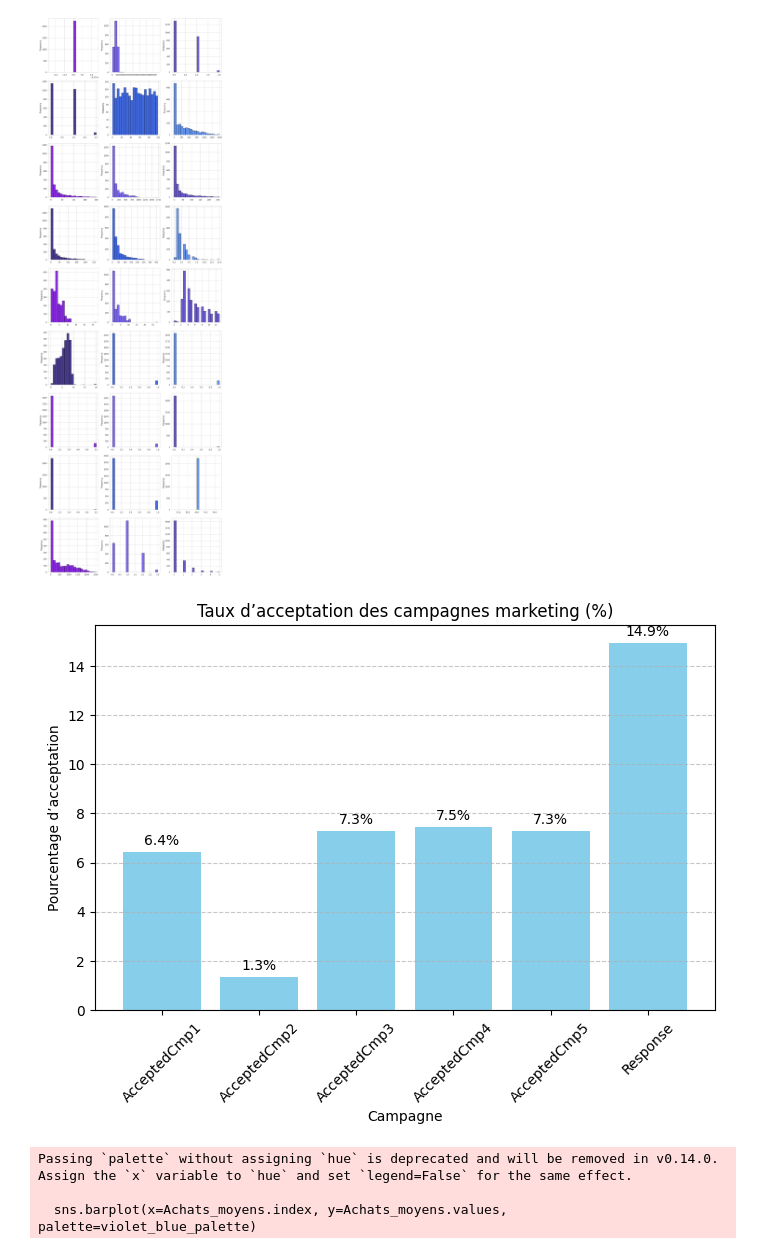
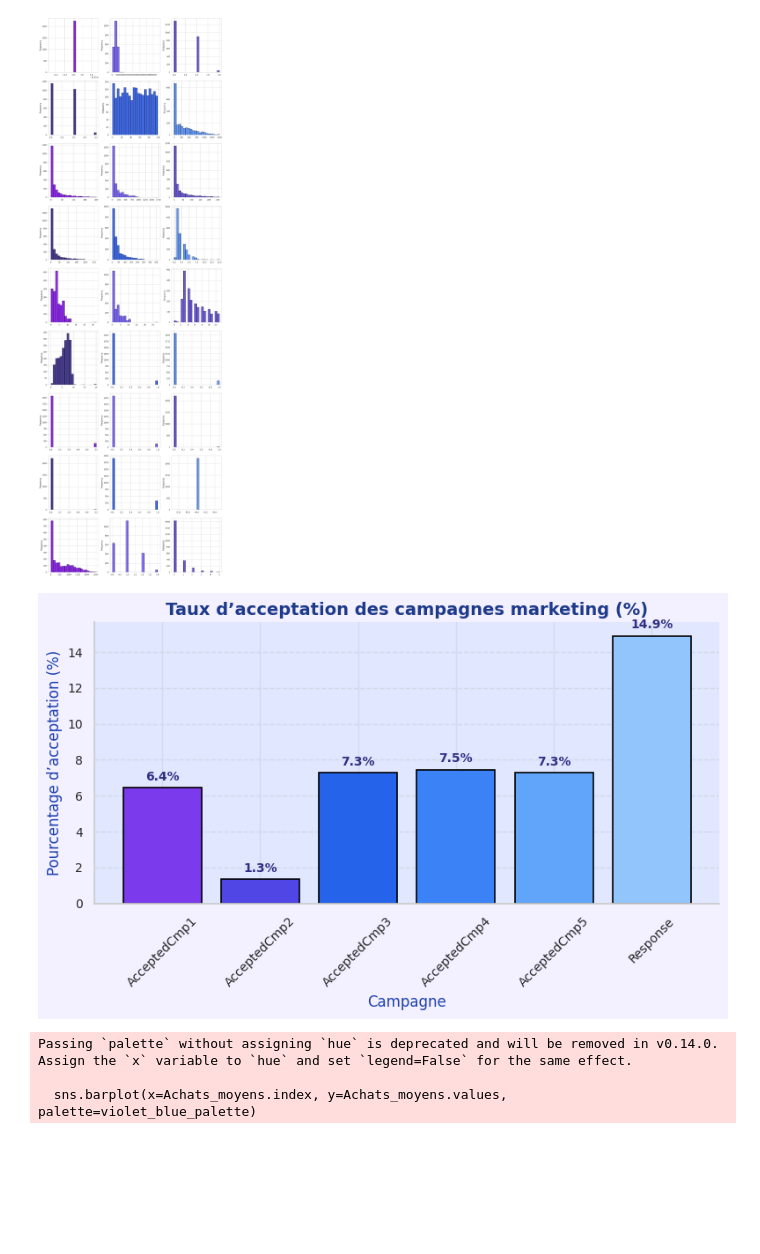
Before and after one commit to YasmineGheddab/Rush4-MSc1, a Jupyter notebook: Sel_rush4_.ipynb, the cells around one changed output. Cells and saved outputs as stored; diff of their text form; code cells hidden in the pictures; blank space fills up the shorter version.

```diff
--- a/Sel_rush4_.ipynb
+++ b/Sel_rush4_.ipynb
@@ -223,28 +223,42 @@ plt.show()
 # %% [output]
 [figure]
 # %%
-# Étape 1 : sélectionner les colonnes concernées
+
+
+# Colonnes des campagnes
 cols = ["AcceptedCmp1", "AcceptedCmp2", "AcceptedCmp3", "AcceptedCmp4", "AcceptedCmp5", "Response"]
 
-# Étape 2 : calculer les taux d’acceptation
+# Calcul les taux d’acceptation
 acceptation_rates = df[cols].mean() * 100
 
-# Étape 3 : afficher le résultat sous forme de graphique
+colors = ['#7C3AED', '#4F46E5', '#2563EB', '#3B82F6', '#60A5FA', '#93C5FD']  # violet → bleu ciel
+
 plt.figure(figsize=(8,5))
-plt.bar(acceptation_rates.index, acceptation_rates.values, color='skyblue')
-plt.title("Taux d’acceptation des campagnes marketing (%)")
-plt.ylabel("Pourcentage d’acceptation")
-plt.xlabel("Campagne")
-plt.xticks(rotation=45)
+plt.bar(acceptation_rates.index, acceptation_rates.values, color=colors, edgecolor='black', linewidth=1.2)
+
+plt.title("Taux d’acceptation des campagnes marketing (%)", fontsize=14, fontweight='bold', color='#1E3A8A')
+plt.ylabel("Pourcentage d’acceptation (%)", fontsize=12, color='#1E40AF')
+plt.xlabel("Campagne", fontsize=12, color='#1E40AF')
+plt.xticks(rotation=45, fontsize=10)
+plt.yticks(fontsize=10)
 plt.grid(axis='y', linestyle='--', alpha=0.7)
 
-# Ajouter les valeurs sur les barres
+fig = plt.gcf()
+ax = plt.gca()
+fig.patch.set_facecolor('#F3F0FF')
+ax.set_facecolor('#E0E7FF')
+
+
 for i, v in enumerate(acceptation_rates.values):
-    plt.text(i, v + 0.3, f"{v:.1f}%", ha='center')
+    plt.text(i, v + 0.4, f"{v:.1f}%", ha='center', fontsize=10, fontweight='bold', color='#312E81')
 
+ax.spines['right'].set_visible(False)
+ax.spines['top'].set_visible(False)
+
+plt.tight_layout()
 plt.show()
 # %% [output]
-[figure, old version]
+[figure, new version]
 # %%
 
 
```
Also changed, not shown: parts of 1 cell of this notebook.
